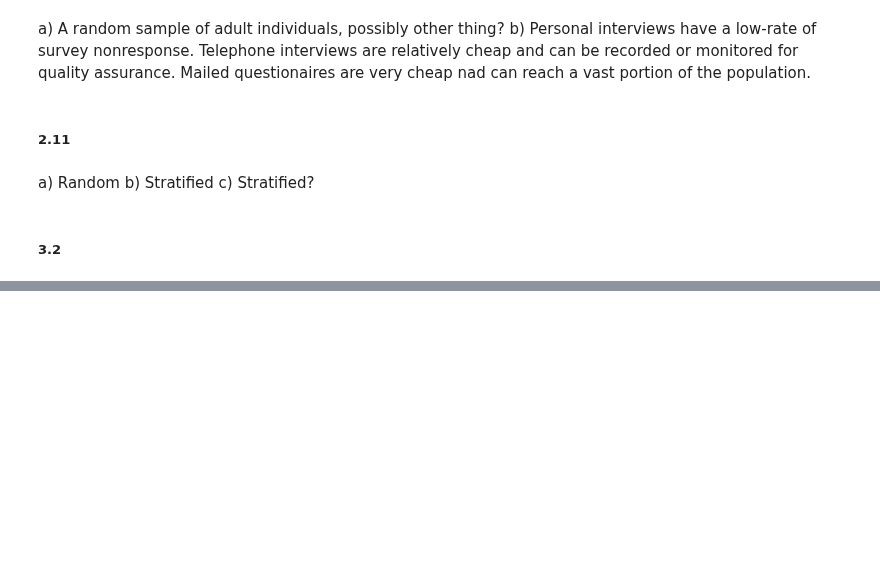
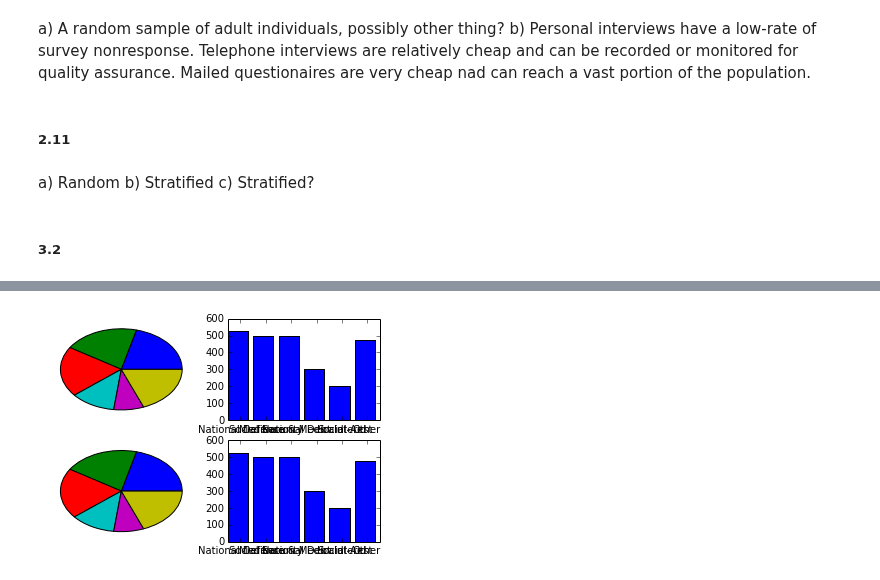
Before and after one commit to Chuphay/school, a Jupyter notebook: stat1/stat_2.ipynb, the cells around one changed output, grey strips where cells are left out. Saved outputs shown, nothing was run; the diff lists cells and outputs as text; code cells hidden in the pictures; blank space fills up the shorter version.

```diff
--- a/stat1/stat_2.ipynb
+++ b/stat1/stat_2.ipynb
@@ -45,0 +29,5 @@ pie(gov_expense);
+# %%
+expenses = DataFrame([525,500,500,300,200,475],index = ['National Defense','Social Security',\
+                'Medicare & Medicaid','National Debt Interest','Social-Aid','Other'],
+                     columns = ["""2006 Expenditures"""])
+expenses
@@ -45,0 +42,13 @@ pie(gov_expense);
+# %%
+subplot(221)
+pie(expenses);
+subplot(222)
+bar(arange(len(expenses)),expenses.values)
+xticks(arange(len(expenses))+0.5, expenses.index);
+subplot(223)
+pie(expenses);
+subplot(224)
+bar(arange(len(expenses)),expenses.values)
+xticks(arange(len(expenses))+0.5, expenses.index);
+# %% [output]
+[figure, added]
```
Also changed, not shown: parts of 8 cells of this notebook.
